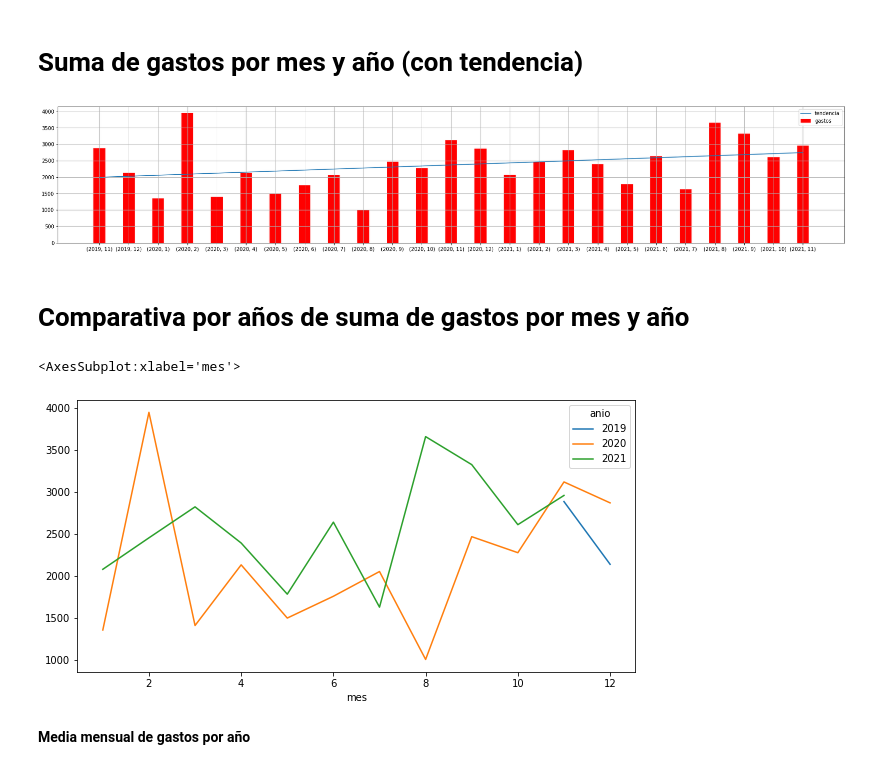
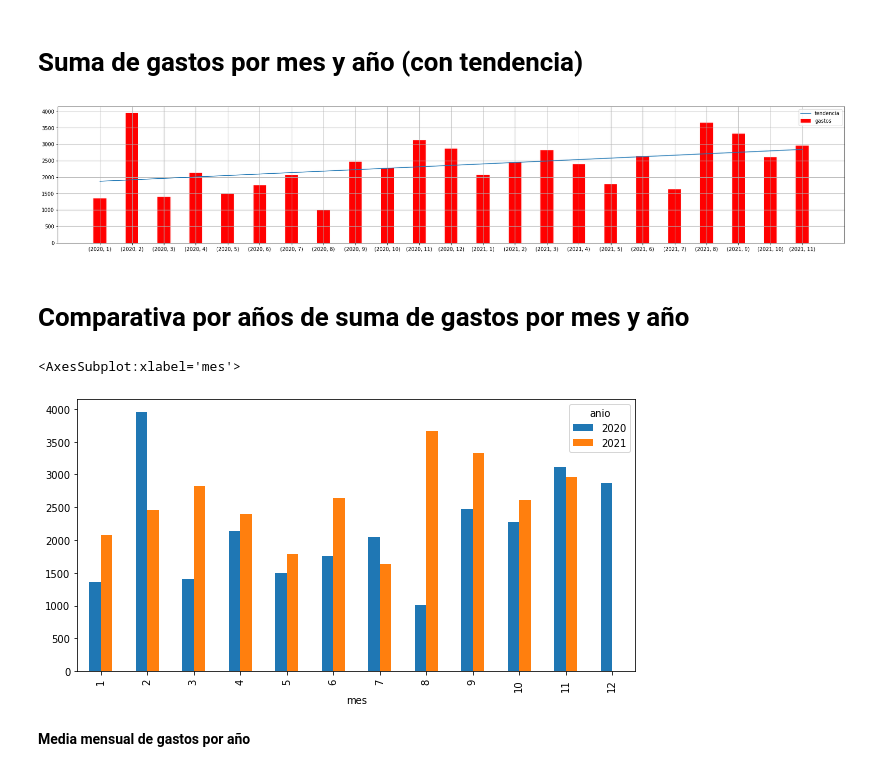
Before and after one commit to cperezh/gastos, a Jupyter notebook: jupyter/analisi_gastos.ipynb, the cells around one changed output. Drawn from its saved outputs; the diff is of its cells as text; code cells hidden in the pictures.

```diff
--- a/jupyter/analisi_gastos.ipynb
+++ b/jupyter/analisi_gastos.ipynb
@@ -62,7 +62,7 @@ memory usage: 86.0+ KB
 # %% [markdown]
 # Fechas de analisis
 # %%
-inicio_filtro = datetime.date(2019, 11, 1)
+inicio_filtro = datetime.date(2020, 1, 1)
 fin_filtro = datetime.date(2021, 11, 30)
 
 filtro = df[(df.index>=inicio_filtro) & (df.index<=fin_filtro) ]
@@ -87,16 +87,16 @@ plt.plot(X, y_pred, label = "tendencia")
 plt.legend()
 plt.grid()
 # %% [output]
-[figure, old version]
+[figure, new version]
 # %% [markdown]
 # **Comparativa por años de suma de gastos por mes y año**
 # %%
 comparativa = filtro[filtro.importe<0].groupby(["mes","anio"])["importe"].agg("sum").abs()
 comparativa = comparativa.unstack()
-comparativa.plot(figsize=(10,5))
+comparativa.plot.bar(figsize=(10,5))
 # %% [output]
 <AxesSubplot:xlabel='mes'>
-[figure, old version]
+[figure, new version]
 # %% [markdown]
 **Media mensual de gastos por año**
 # %%
```
Also changed, not shown: parts of 2 cells of this notebook, 3 other files.
